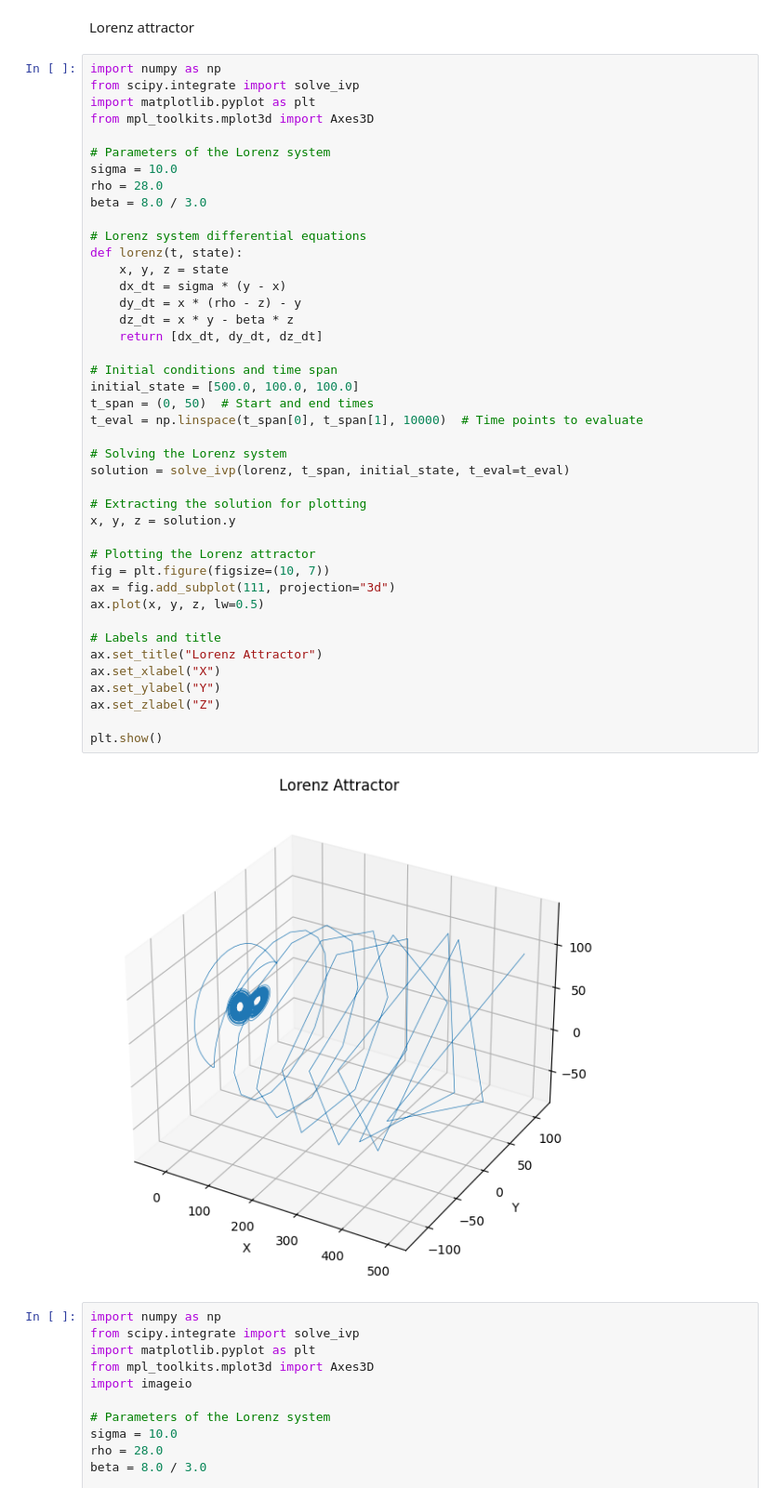
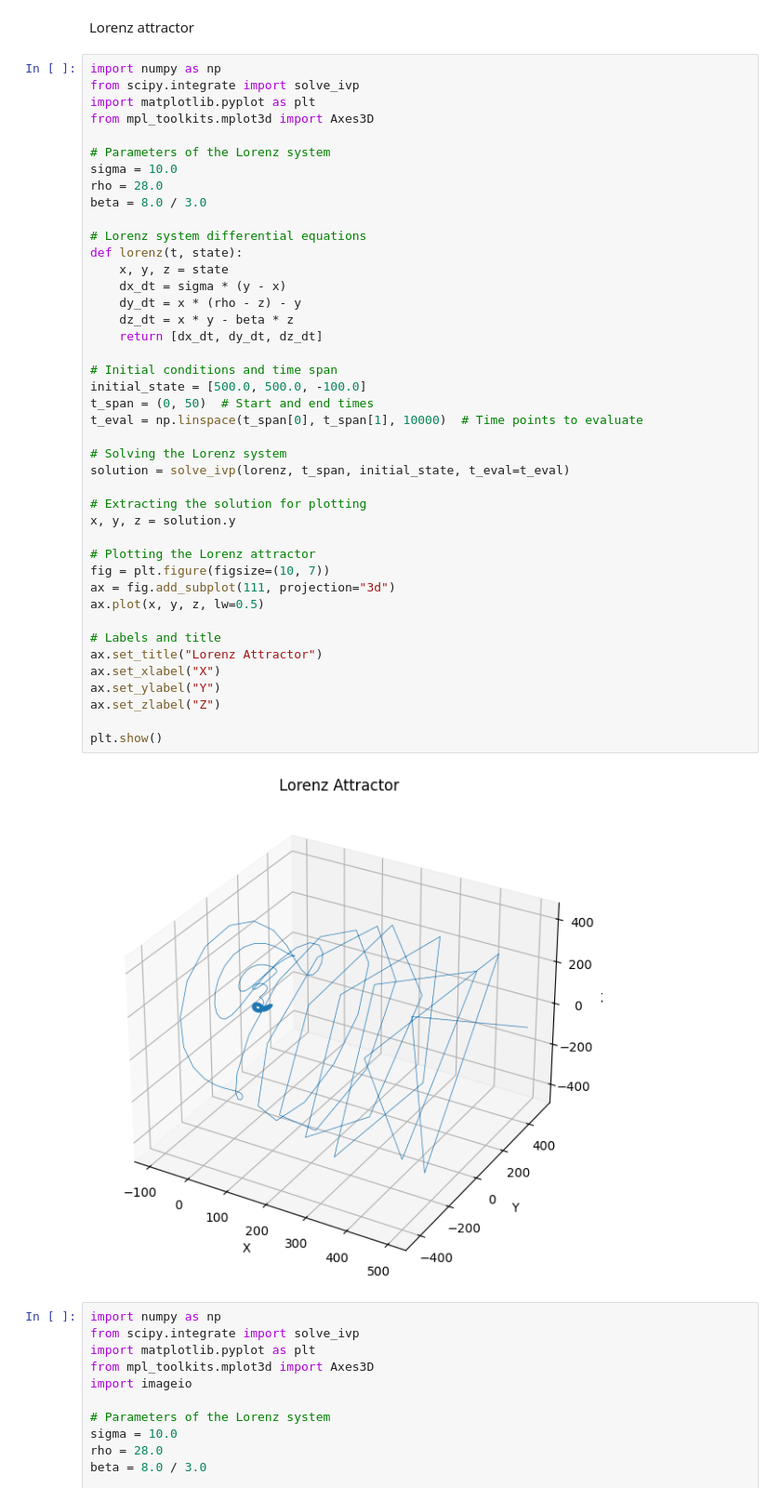
Before and after one commit to AmirAbbas-Khanbeigi/dynamical-systems-and-chaos, a Jupyter notebook: Lorenz attractor .ipynb, the cells around one changed output. Shown: that part at 93% size. Cells and saved outputs as stored; diff of their text form.

```diff
--- a/Lorenz attractor .ipynb
+++ b/Lorenz attractor .ipynb
@@ -15,35 +15,35 @@ beta = 8.0 / 3.0
 def lorenz(t, state):
     x, y, z = state
     dx_dt = sigma * (y - x)
     dy_dt = x * (rho - z) - y
     dz_dt = x * y - beta * z
     return [dx_dt, dy_dt, dz_dt]
 
 # Initial conditions and time span
-initial_state = [500.0, 100.0, 100.0]
+initial_state = [500.0, 500.0, -100.0]
 t_span = (0, 50)  # Start and end times
 t_eval = np.linspace(t_span[0], t_span[1], 10000)  # Time points to evaluate
 
 # Solving the Lorenz system
 solution = solve_ivp(lorenz, t_span, initial_state, t_eval=t_eval)
 
 # Extracting the solution for plotting
 x, y, z = solution.y
 
 # Plotting the Lorenz attractor
 fig = plt.figure(figsize=(10, 7))
 ax = fig.add_subplot(111, projection="3d")
 ax.plot(x, y, z, lw=0.5)
 
 # Labels and title
 ax.set_title("Lorenz Attractor")
 ax.set_xlabel("X")
 ax.set_ylabel("Y")
 ax.set_zlabel("Z")
 
 plt.show()
 # %% [output]
-[figure, old version]
+[figure, new version]
 # %%
 import numpy as np
 from scipy.integrate import solve_ivp
```
